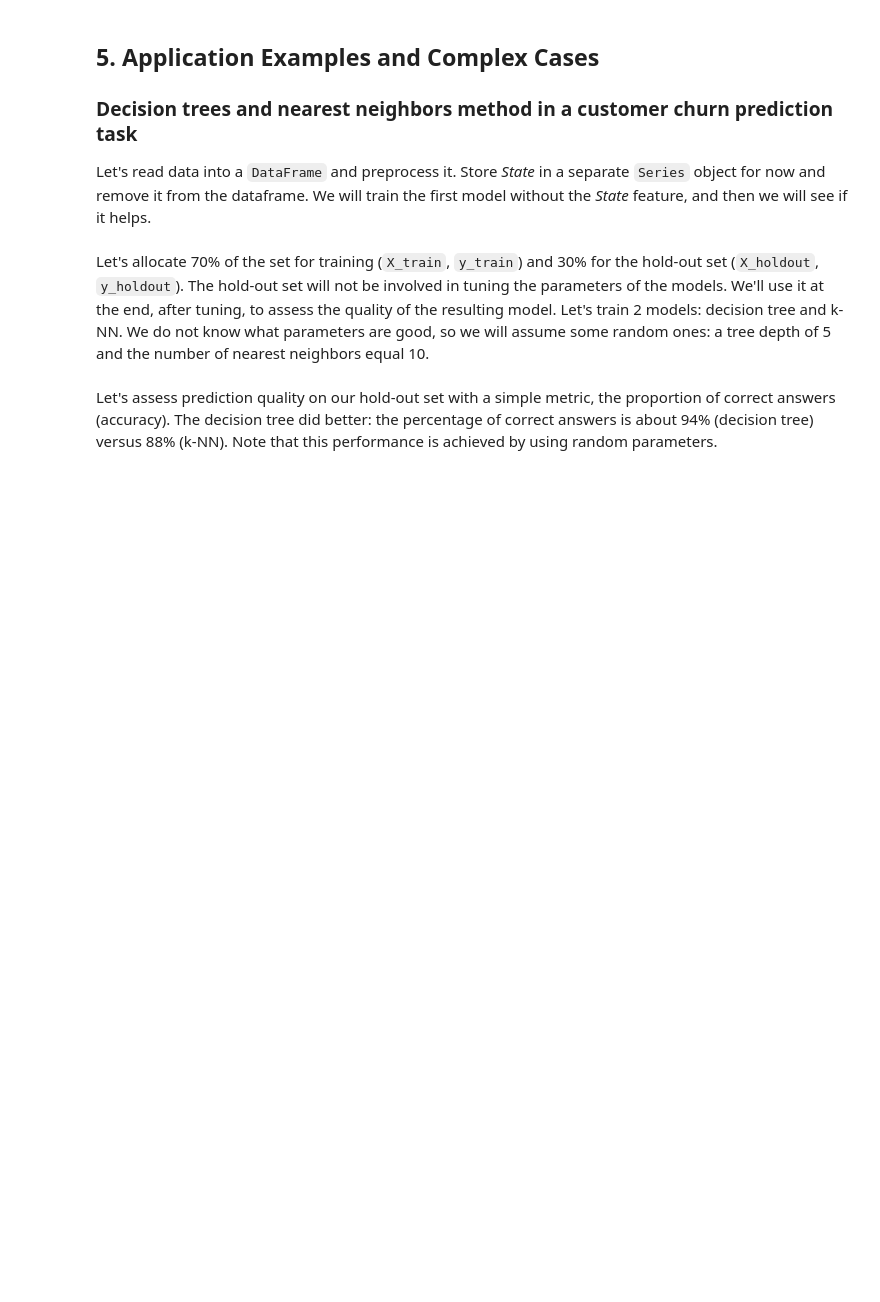
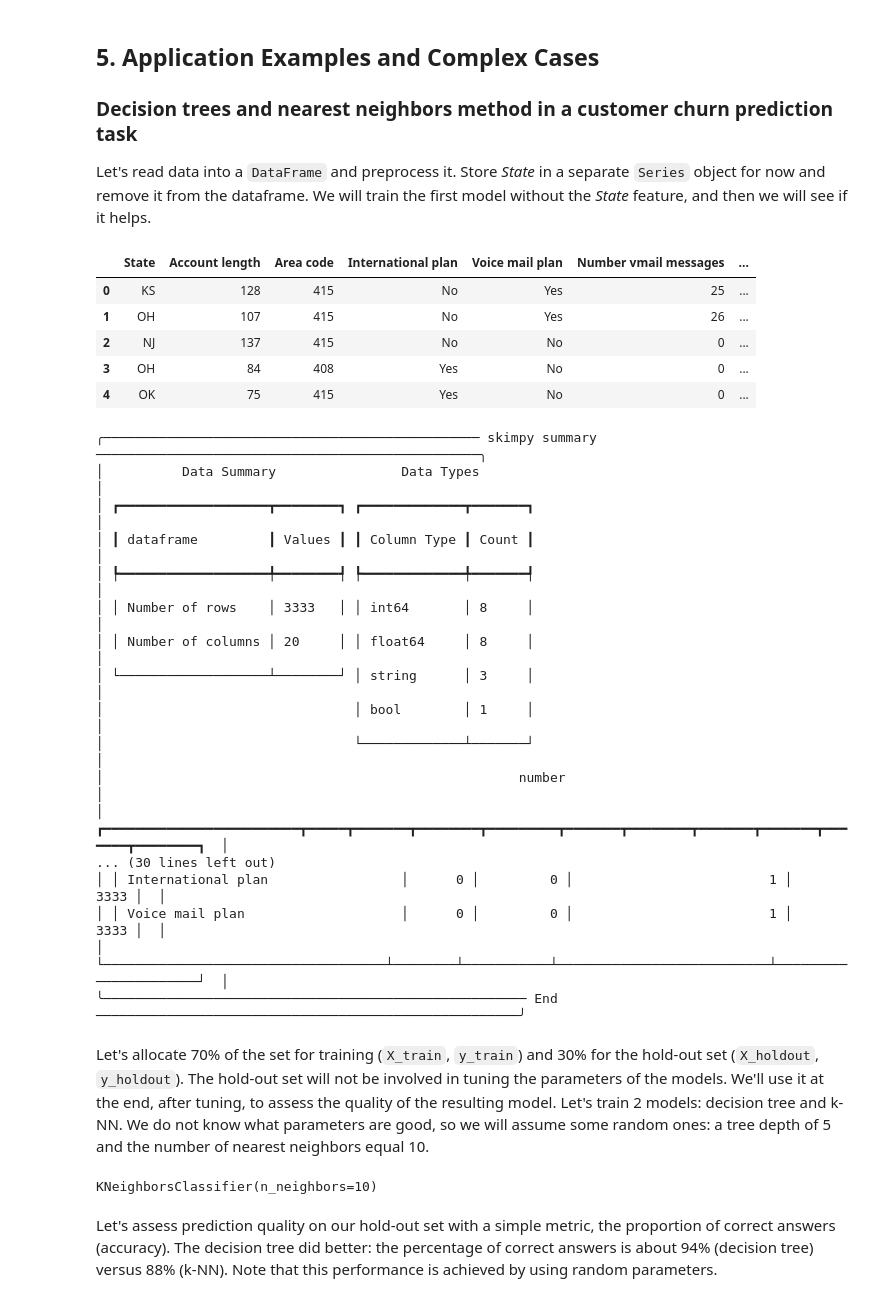
Before and after one commit to Dulina-Perera/Data-Science_and_Machine-Learning, a Jupyter notebook: Self-Learning/Decision-Trees_and_KNN/notebook.ipynb, the cells around one changed output. Cells and saved outputs as stored; diff of their text form; code cells hidden in the pictures; blank space fills up the shorter version.

```diff
--- a/Self-Learning/Decision-Trees_and_KNN/notebook.ipynb
+++ b/Self-Learning/Decision-Trees_and_KNN/notebook.ipynb
@@ -559,4 +556,33 @@ Cross-validation is a very important technique in machine learning and can also
 
 Let's read data into a `DataFrame` and preprocess it. Store _State_ in a separate `Series` object for now and remove it from the dataframe. We will
 train the first model without the _State_ feature, and then we will see if it helps.
+# %%
+df: pd.DataFrame = pd.read_csv("telecom_churn.csv")
+
+display(df.head())
+skim(df)
+# %% [output]
+|  | State | Account length | Area code | International plan | Voice mail plan | Number vmail messages | ... |
+| 0 | KS | 128 | 415 | No | Yes | 25 | ... |
+| 1 | OH | 107 | 415 | No | Yes | 26 | ... |
+| 2 | NJ | 137 | 415 | No | No | 0 | ... |
+| 3 | OH | 84 | 408 | Yes | No | 0 | ... |
+| 4 | OK | 75 | 415 | Yes | No | 0 | ... |
+╭──────────────────────────────────────────────── skimpy summary ─────────────────────────────────────────────────╮
+│          Data Summary                Data Types                                                                 │
+│ ┏━━━━━━━━━━━━━━━━━━━┳━━━━━━━━┓ ┏━━━━━━━━━━━━━┳━━━━━━━┓                                                          │
+│ ┃ dataframe         ┃ Values ┃ ┃ Column Type ┃ Count ┃                                                          │
+│ ┡━━━━━━━━━━━━━━━━━━━╇━━━━━━━━┩ ┡━━━━━━━━━━━━━╇━━━━━━━┩                                                          │
+│ │ Number of rows    │ 3333   │ │ int64       │ 8     │                                                          │
+│ │ Number of columns │ 20     │ │ float64     │ 8     │                                                          │
+│ └───────────────────┴────────┘ │ string      │ 3     │                                                          │
+│                                │ bool        │ 1     │                                                          │
+│                                └─────────────┴───────┘                                                          │
+│                                                     number                                                      │
+│ ┏━━━━━━━━━━━━━━━━━━━━━━━━━┳━━━━━┳━━━━━━━┳━━━━━━━━┳━━━━━━━━━┳━━━━━━━┳━━━━━━━━┳━━━━━━━┳━━━━━━━┳━━━━━━━┳━━━━━━━━┓  │
+... (30 lines left out)
+│ │ International plan                 │      0 │         0 │                         1 │                 3333 │  │
+│ │ Voice mail plan                    │      0 │         0 │                         1 │                 3333 │  │
+│ └────────────────────────────────────┴────────┴───────────┴───────────────────────────┴──────────────────────┘  │
+╰────────────────────────────────────────────────────── End ──────────────────────────────────────────────────────╯
 # %%
@@ -594,3 +598,25 @@ knn.fit(X_train_scaled, y_train)
+# %%
+X_train: pd.DataFrame; X_holdout: pd.DataFrame; y_train: pd.Series; y_holdout: pd.Series
+X_train, X_holdout, y_train, y_holdout = train_test_split(
+    X, y, test_size=0.3, random_state=42
+)
+
+# Scale features for KNN.
+scaler: StandardScaler = StandardScaler()
+X_train_scaled: pd.DataFrame = scaler.fit_transform(X_train)
+X_holdout_scaled: pd.DataFrame = scaler.transform(X_holdout)
+
+tree: DecisionTreeClassifier = DecisionTreeClassifier(
+    criterion="entropy",
+    max_depth=5,
+    random_state=42
+)
+tree.fit(X_train, y_train)
+
+knn: KNeighborsClassifier = KNeighborsClassifier(n_neighbors=10)
+knn.fit(X_train_scaled, y_train)
+# %% [output]
+KNeighborsClassifier(n_neighbors=10)
 # %% [markdown]
 Let's assess prediction quality on our hold-out set with a simple metric, the proportion of correct answers (accuracy). The decision tree did better: the percentage of correct answers is about 94% (decision tree) versus 88% (k-NN). Note that this performance is achieved by using random parameters.
 # %%
```
Also changed, not shown: parts of 10 cells of this notebook, 4 other files.
